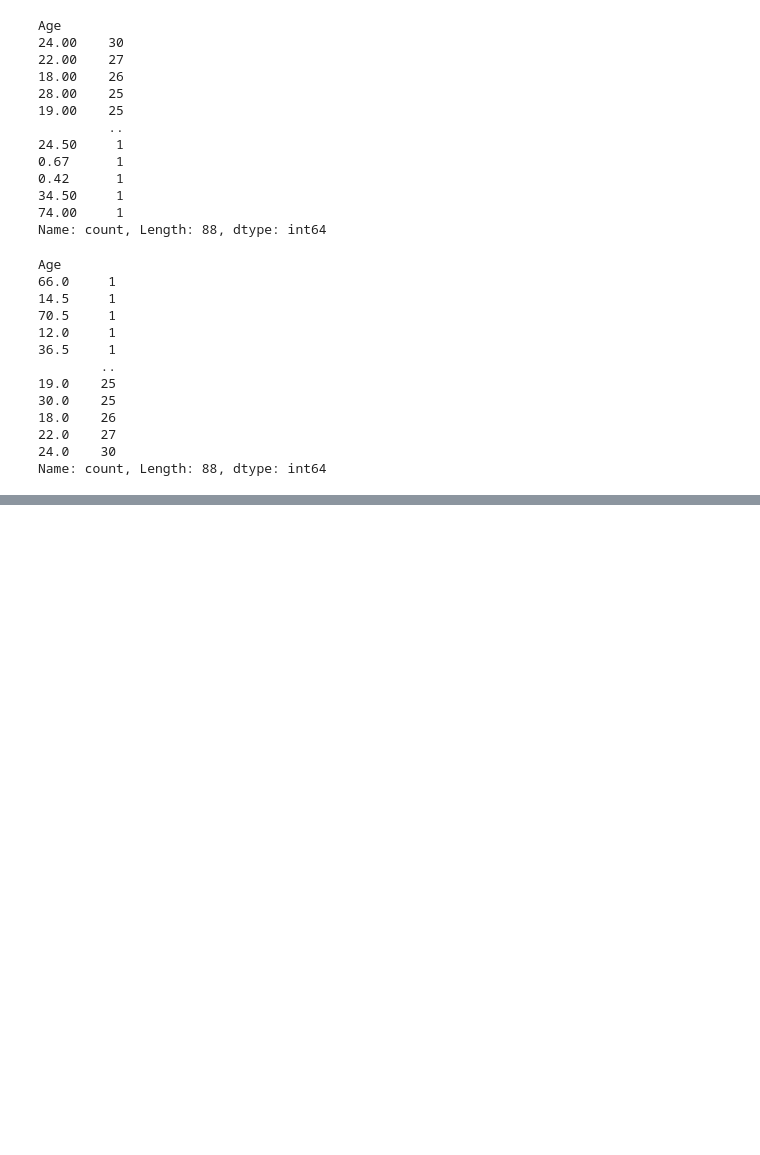
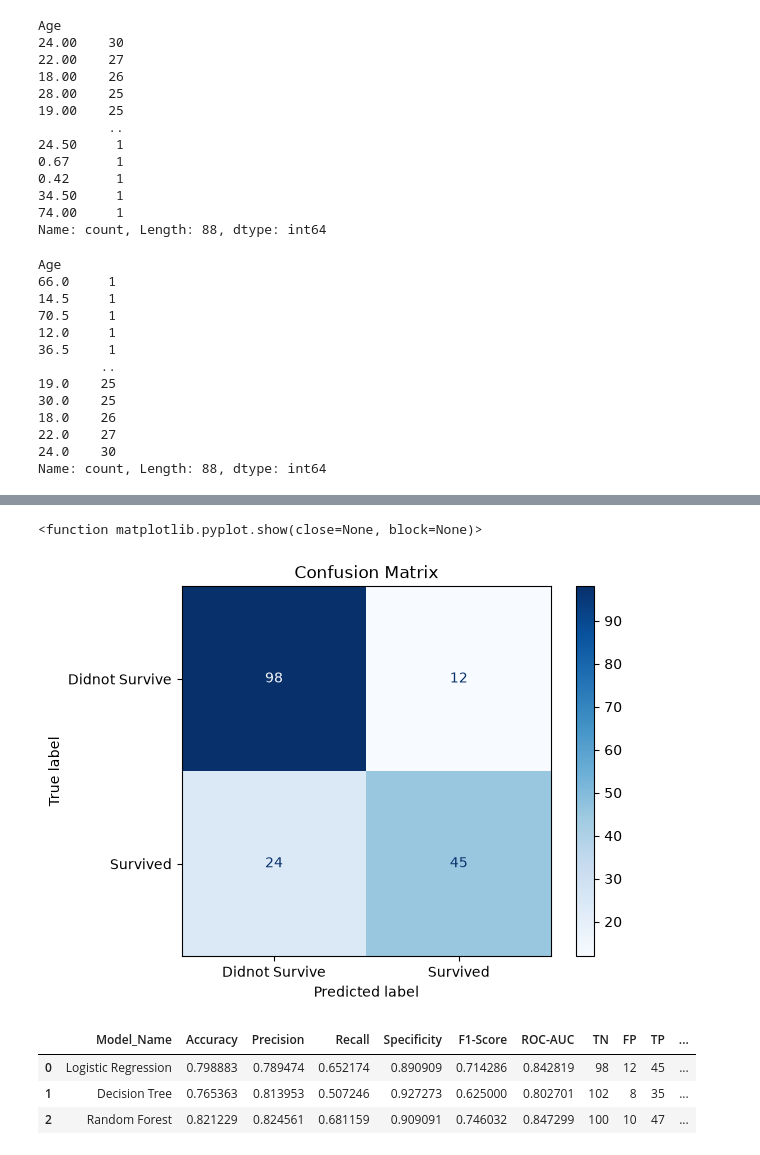
Before and after one commit to mallakiranmayee/sahe_2026_workshop, a Jupyter notebook: eda_casestudy.ipynb, the cells around one changed output, grey strips where cells are left out. Saved outputs shown, nothing was run; the diff lists cells and outputs as text; code cells hidden in the pictures; blank space fills up the shorter version.

```diff
--- a/eda_casestudy.ipynb
+++ b/eda_casestudy.ipynb
@@ -626,0 +452,5 @@ NameError: name 'X' is not defined
+# %%
+final_data.drop(columns=['PassengerId','Name',
+                        'Pclass','Sex','Ticket',
+                        'Embarked'],inplace=True)
+final_data.head()
@@ -626,0 +469,11 @@ NameError: name 'X' is not defined
+# %%
+#Loading the data
+model_data=final_data.copy()
+#model_data
+#model_data.info()
+# %%
+model_data.columns=model_data.columns.astype(str)
+X=model_data.drop(columns='Survived')
+y=model_data['Survived'].astype(int)
+X.info()
+y
@@ -626,0 +494,17 @@ NameError: name 'X' is not defined
+# %%
+#holdoout method -->splitting the data & Crossvalidaation
+X_train,X_test,y_train,y_test=train_test_split(X,y,
+                                               test_size=0.2,
+                                               stratify=y,
+                                               random_state=42)
+logistic_model=Pipeline([
+    ("scale",StandardScaler()),
+    ("classifier",LogisticRegression(max_iter=1000,
+                                     random_state=42))])
+logistic_model
+#start building the model
+logistic_model.fit(X_train,y_train)
+logistic_model_prob=logistic_model.predict_proba(X_test)[:,1]
+logistic_predictions=logistic_model.predict(X_test)
+print(logistic_model_prob[:10])
+print(logistic_predictions[:10])
@@ -626,0 +566,8 @@ NameError: name 'X' is not defined
+# %%
+ConfusionMatrixDisplay.from_predictions(y_test,logistic_predictions,cmap='Blues',
+                                        display_labels=['Didnot Survive','Survived'])
+plt.title("Confusion Matrix")
+plt.show
+# %% [output]
+<function matplotlib.pyplot.show(close=None, block=None)>
+[figure, added]
@@ -626,0 +576,28 @@ NameError: name 'X' is not defined
+# %%
+#We will check for the best models(Logistic,Random Forest,Decision Tree)by performing validation and then will get the best model...
+from sklearn.tree import DecisionTreeClassifier
+from sklearn.ensemble import RandomForestClassifier
+models={
+    "Logistic Regression":logistic_model,
+    "Decision Tree":DecisionTreeClassifier(max_depth=5,
+                                           min_samples_leaf=8,random_state=42),
+    "Random Forest":RandomForestClassifier(n_estimators=150,
+                                           min_samples_leaf=3,
+                                           random_state=42,n_jobs=-1)}
+test_outputs={}
+metric_rows=[]
+for name,model in models.items():
+    model.fit(X_train,y_train)
+    probability=model.predict_proba(X_test)[:,1]
+    predictions=model.predict(X_test)
+    test_outputs[name]={
+        'probability': probability,
+        'Prediction':predictions}
+    metric_rows.append(evaluate_model(name,y_test,predictions,probability))
+holdout_metrics=pd.DataFrame(metric_rows)
+holdout_metrics
+# %% [output]
+|  | Model_Name | Accuracy | Precision | Recall | Specificity | F1-Score | ROC-AUC | TN | FP | TP | ... |
+| 0 | Logistic Regression | 0.798883 | 0.789474 | 0.652174 | 0.890909 | 0.714286 | 0.842819 | 98 | 12 | 45 | ... |
+| 1 | Decision Tree | 0.765363 | 0.813953 | 0.507246 | 0.927273 | 0.625000 | 0.802701 | 102 | 8 | 35 | ... |
+| 2 | Random Forest | 0.821229 | 0.824561 | 0.681159 | 0.909091 | 0.746032 | 0.847299 | 100 | 10 | 47 | ... |
```
Also changed, not shown: parts of 40 cells of this notebook.
